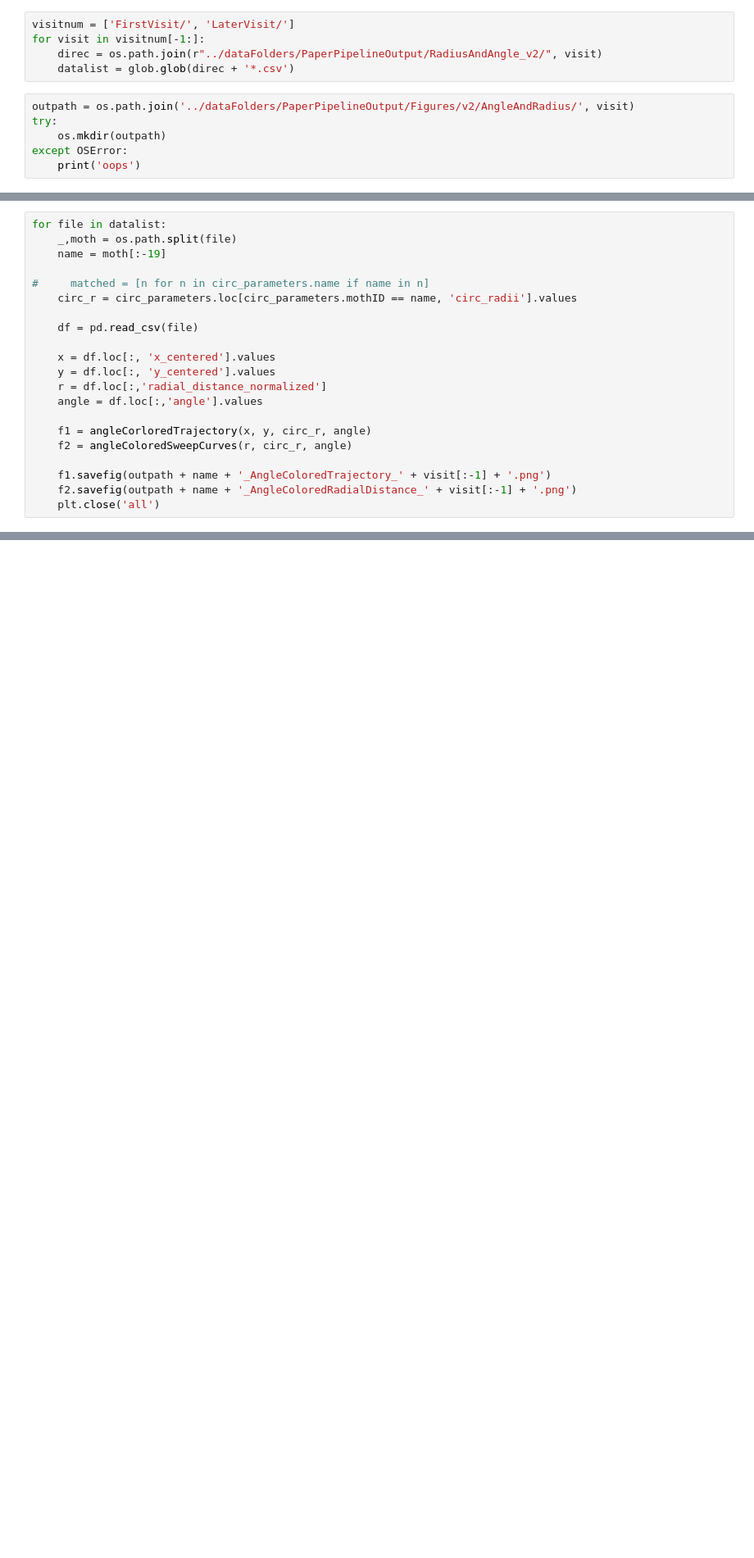
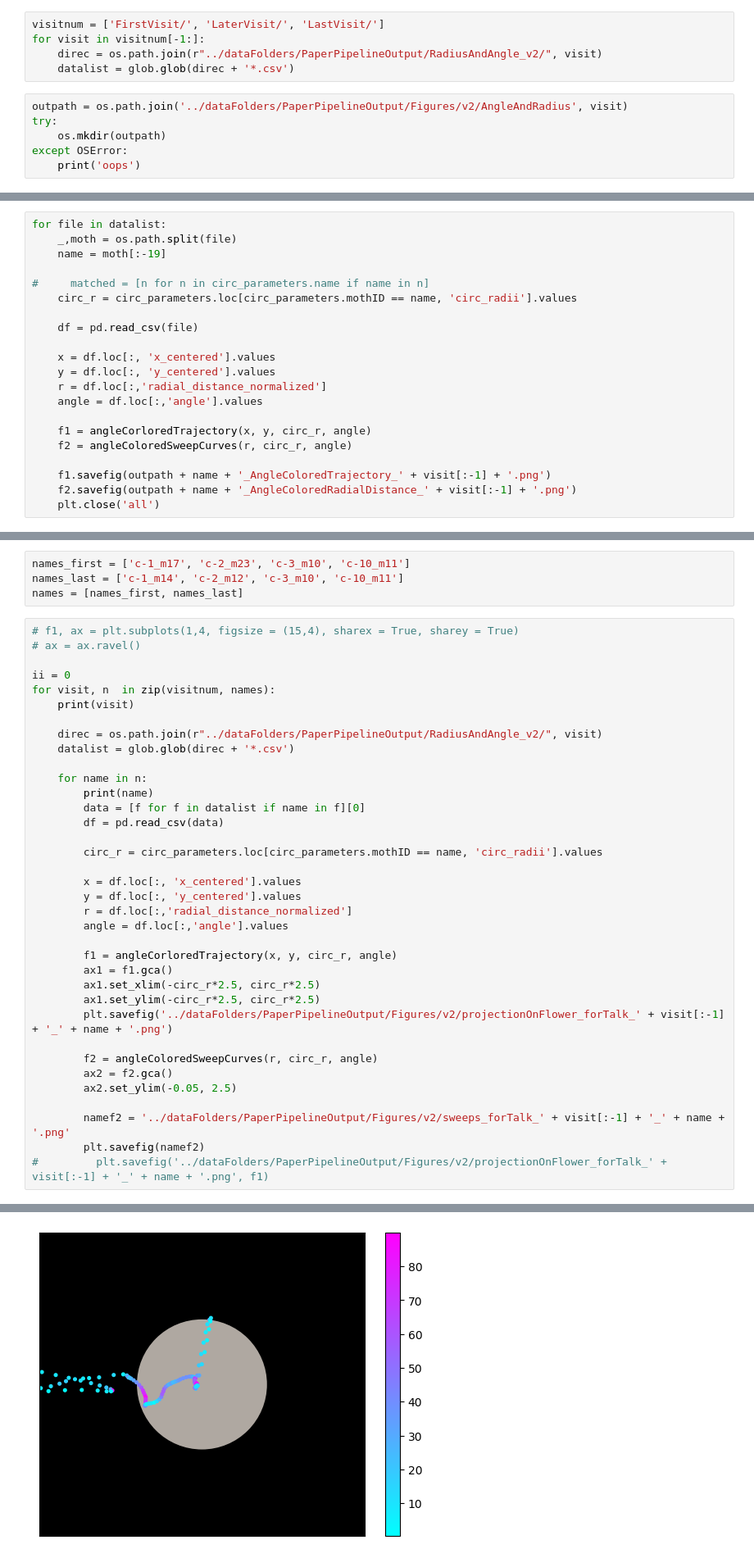
Before and after one commit to TanviDeora/ProboscisTracking, a Jupyter notebook: PaperPinelineCodes/3-DrawFigures.ipynb, the cells around one changed output, grey strips where cells are left out. Shown at 82% size. Cells and saved outputs as stored; diff of their text form; blank space fills up the shorter version.

```diff
--- a/PaperPinelineCodes/3-DrawFigures.ipynb
+++ b/PaperPinelineCodes/3-DrawFigures.ipynb
@@ -42,12 +48,12 @@ def angleColoredSweepCurves(r_gauss, circ_r, angle):
     cbar = plt.colorbar()
     return(fig)
 # %%
-visitnum = ['FirstVisit/', 'LaterVisit/']
+visitnum = ['FirstVisit/', 'LaterVisit/', 'LastVisit/']
 for visit in visitnum[-1:]:
     direc = os.path.join(r"../dataFolders/PaperPipelineOutput/RadiusAndAngle_v2/", visit)
     datalist = glob.glob(direc + '*.csv')
 # %%
-outpath = os.path.join('../dataFolders/PaperPipelineOutput/Figures/v2/AngleAndRadius/', visit)
+outpath = os.path.join('../dataFolders/PaperPipelineOutput/Figures/v2/AngleAndRadius', visit)
 try:
     os.mkdir(outpath)
 except OSError:
@@ -82,0 +91,41 @@ for file in datalist:
+# %%
+names_first = ['c-1_m17', 'c-2_m23', 'c-3_m10', 'c-10_m11']
+names_last = ['c-1_m14', 'c-2_m12', 'c-3_m10', 'c-10_m11']
+names = [names_first, names_last]
+# %%
+# f1, ax = plt.subplots(1,4, figsize = (15,4), sharex = True, sharey = True)
+# ax = ax.ravel()
+
+ii = 0
+for visit, n  in zip(visitnum, names):
+    print(visit)
+
+    direc = os.path.join(r"../dataFolders/PaperPipelineOutput/RadiusAndAngle_v2/", visit)
+    datalist = glob.glob(direc + '*.csv')
+
+    for name in n:
+        print(name)
+        data = [f for f in datalist if name in f][0]
+        df = pd.read_csv(data)
+
+        circ_r = circ_parameters.loc[circ_parameters.mothID == name, 'circ_radii'].values
+
+        x = df.loc[:, 'x_centered'].values
+        y = df.loc[:, 'y_centered'].values
+        r = df.loc[:,'radial_distance_normalized']
+        angle = df.loc[:,'angle'].values
+
+        f1 = angleCorloredTrajectory(x, y, circ_r, angle)
+        ax1 = f1.gca()
+        ax1.set_xlim(-circ_r*2.5, circ_r*2.5)
+        ax1.set_ylim(-circ_r*2.5, circ_r*2.5)
+        plt.savefig('../dataFolders/PaperPipelineOutput/Figures/v2/projectionOnFlower_forTalk_' + visit[:-1] + '_' + name + '.png')
+
+        f2 = angleColoredSweepCurves(r, circ_r, angle)
+        ax2 = f2.gca()
+        ax2.set_ylim(-0.05, 2.5)
+
+        namef2 = '../dataFolders/PaperPipelineOutput/Figures/v2/sweeps_forTalk_' + visit[:-1] + '_' + name + '.png'
+        plt.savefig(namef2)
+#         plt.savefig('../dataFolders/PaperPipelineOutput/Figures/v2/projectionOnFlower_forTalk_' + visit[:-1] + '_' + name + '.png', f1)
+# %% [output]
@@ -82,0 +142 @@ for file in datalist:
+[figure, added]
```
Also changed, not shown: parts of 3 cells of this notebook, 8 other files.
